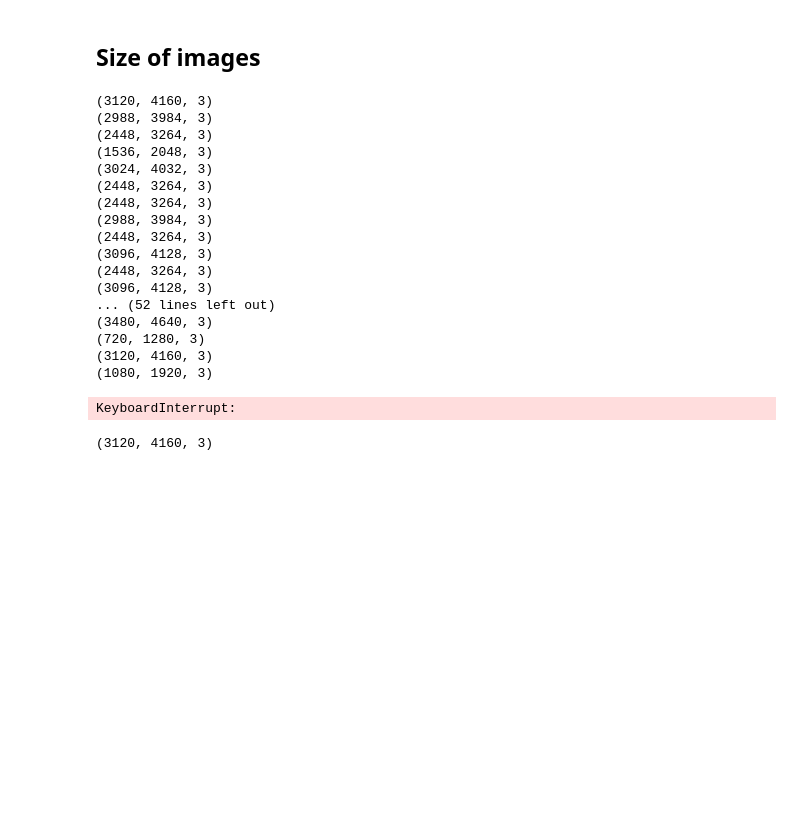
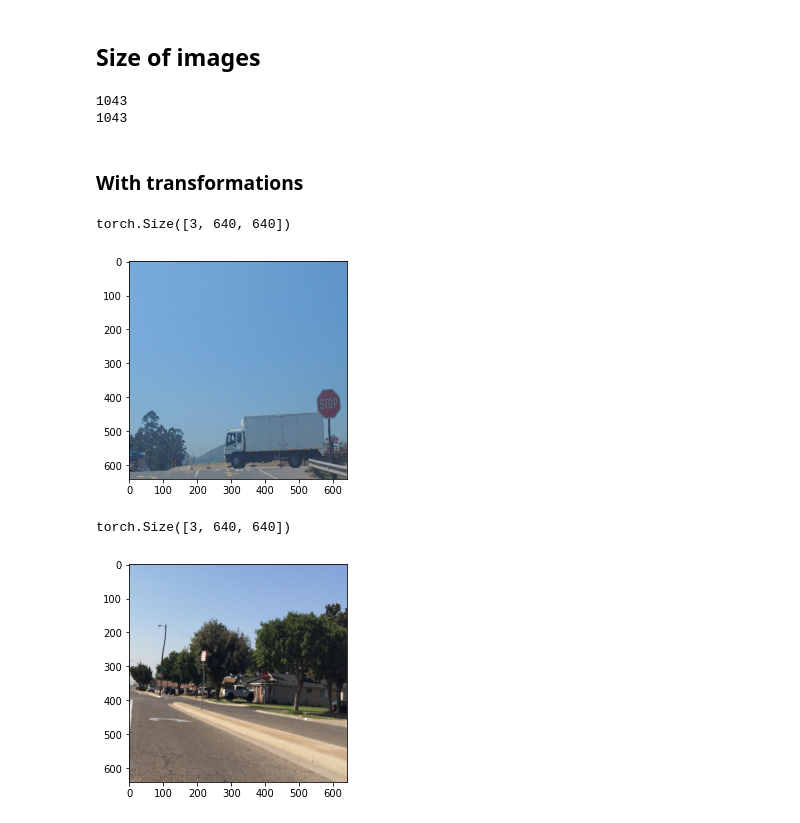
Before and after one commit to tschiolborg/synthetic_data_project, a Jupyter notebook: eda.ipynb, the cells around one changed output. Drawn from its saved outputs; the diff is of its cells as text; code cells hidden in the pictures; blank space fills up the shorter version.

Commit message:
train

```diff
--- a/eda.ipynb
+++ b/eda.ipynb
@@ -108,28 +80,26 @@ class MapillaryDataset(torch.utils.data.Dataset):
-# %%
-myDataset = MapillaryDataset(root="data", transforms=None, dataset_key="train", num_images=1000)
-# %%
-for img in myDataset:
-    print(img.shape)
-# %% [output]
-(3120, 4160, 3)
-(2988, 3984, 3)
-(2448, 3264, 3)
-(1536, 2048, 3)
-(3024, 4032, 3)
-(2448, 3264, 3)
-(2448, 3264, 3)
-(2988, 3984, 3)
-(2448, 3264, 3)
-(3096, 4128, 3)
-(2448, 3264, 3)
-(3096, 4128, 3)
-... (52 lines left out)
-(3480, 4640, 3)
-(720, 1280, 3)
-(3120, 4160, 3)
-(1080, 1920, 3)
-KeyboardInterrupt:
-# %%
-myDataset[0].shape
-# %% [output]
-(3120, 4160, 3)
+# %%
+with hydra.initialize(config_path="HydraNet/conf"):
+    cfg = hydra.compose(config_name="config.yaml")
+    cfg_dataset = cfg.train.dataset
+    cfg_dataset.img_dir = 'data/images/train'
+    cfg_dataset.anno_dir = 'data/annotations'
+    myDataset = ImageDatasetJson(cfg=cfg_dataset, transform=get_transform(True))
+    myDataset_no_transform = ImageDatasetJson(cfg=cfg.train.dataset)
+    print(len(myDataset))
+    print(len(myDataset_no_transform))
+# %% [output]
+1043
+1043
+# %% [markdown]
+### With transformations
+# %%
+for i in range(2):
+    img, target = myDataset[i]
+    print(img.shape)
+    plt.imshow(img.permute(1,2,0))
+    plt.show()
+# %% [output]
+torch.Size([3, 640, 640])
+[figure, added]
+torch.Size([3, 640, 640])
+[figure, added]
```
Also changed, not shown: parts of 6 cells of this notebook, 8 other files.
